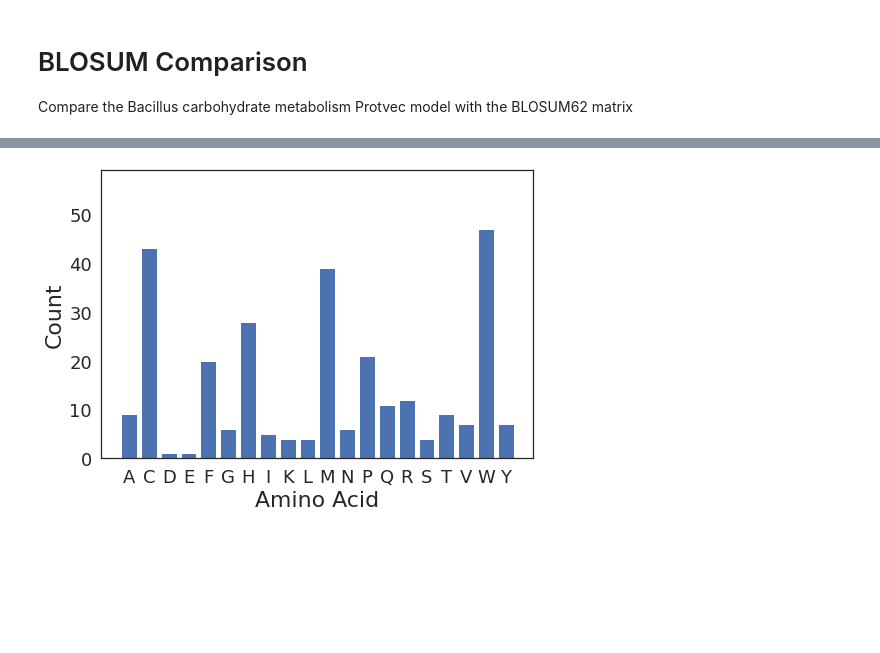
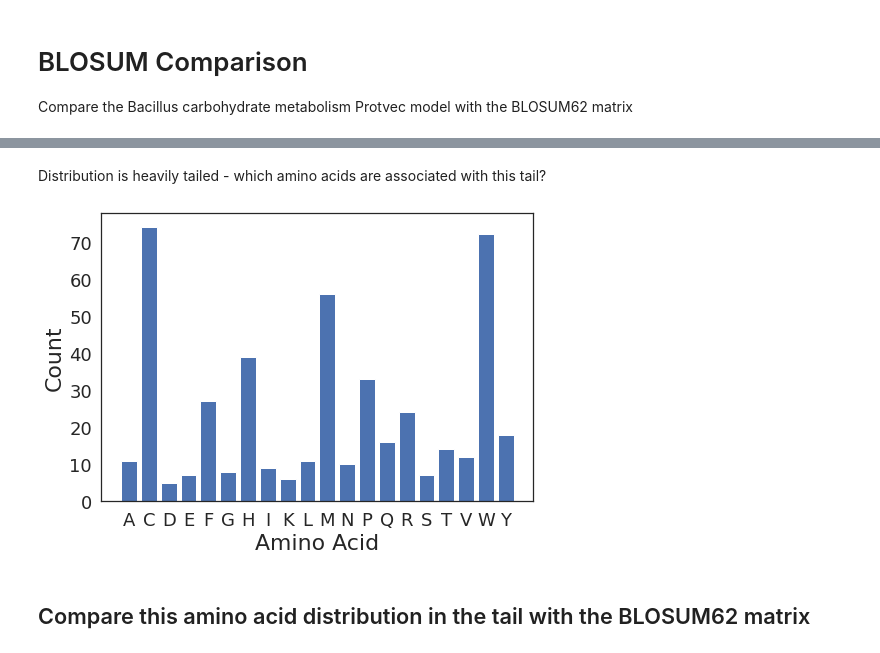
Before and after one commit to susiegriggo/ProtvecBacterialProteins, a Jupyter notebook: notebooks/BLOSUM_comparison.ipynb, the cells around one changed output, grey strips where cells are left out. Drawn from its saved outputs; the diff is of its cells as text; code cells hidden in the pictures; blank space fills up the shorter version.

```diff
--- a/notebooks/BLOSUM_comparison.ipynb
+++ b/notebooks/BLOSUM_comparison.ipynb
@@ -13,6 +13,6 @@ from scipy.spatial import distance
 import seaborn as sns
 # %%
 #read in the bacillus Protvec model
-bacil_vec_df = pickle.load(open('/home/grig0076/Protvec/AMSI_Ontology/notebooks/100d_models/bacillus_3mervectors.pkl', 'rb'))
+bacil_vec_df = pickle.load(open('../protvec_models/bacillus_3mervectors.pkl', 'rb'))
 bacil_kmers = list(list(bacil_vec_df.keys()))
 bacil_vec = np.stack([bacil_vec_df.get(kmer) for kmer in bacil_kmers], axis = 0)
@@ -75,5 +80,6 @@ bacil_dist = [distance.euclidean(origin, vec) for vec in bacil_scaled.values]
 
 bacil_distDf = pd.DataFrame({'md5': bacil_kmers, 'dist': bacil_dist}).sort_values('dist', ascending = False)
 
-#see which kmers are furthest from the origin
-bacil_pcaDf_coord = bacil_pcaDf[['PC1', 'PC2']].values
+#plot the distribution of the distances from the origin
+sns.set(font_scale = 1.5, style = 'white')
+sns.distplot(bacil_distDf['dist'])
@@ -80,25 +89,28 @@ bacil_pcaDf_coord = bacil_pcaDf[['PC1', 'PC2']].values
+# %% [markdown]
+Distribution is heavily tailed - which amino acids are associated with this tail?
 # %%
 #get the occurances of each amino acid in the cluster furthest from the centre
 alphabet = [a for a in list(set(list(''.join(bacil_kmers)))) if a.isupper()]
 #drop the letters which do not occur in the data
 alphabet = sorted(alphabet)
 
 #get the 100 3-mer vectors with the greatest Euclidean distance from the origin
-bacil_1dist_aa = dict_kmers(alphabet,bacil_distDf[:100]['md5'])
+bacil_1dist_aa = dict_kmers(alphabet,bacil_distDf[bacil_distDf['dist'] > 16]['md5'])
 bacil_1dist_occurances = [len(bacil_1dist_aa.get(aa)) for aa in alphabet]
 
 #plot the ocurance of each amino acid in the top 100 3-mers
-ymax = 59
+ymax = 159
 fig = plt.figure()
 ax = fig.add_axes([0,0,1,1])
 ax.bar(alphabet,bacil_1dist_occurances)
-ax.set_ylim([0,ymax])
 ax.set_xlabel('Amino Acid', fontsize = 22)
 ax.set_ylabel('Count', fontsize = 22)
 ax.tick_params(axis='both', which='major', labelsize=18)
 plt.show()
 # %% [output]
-[figure, old version]
+[figure, new version]
+# %% [markdown]
+## Compare this amino acid distribution in the tail with the BLOSUM62 matrix
 # %%
 #read in blosum matrix .csv file
 BLOSUM = pd.read_csv('/home/grig0076/Protvec/AMSI_Ontology/notebooks/kmer_distribution/BLOSUM_62.csv')
```
Also changed, not shown: parts of 6 cells of this notebook, 9 other files.
